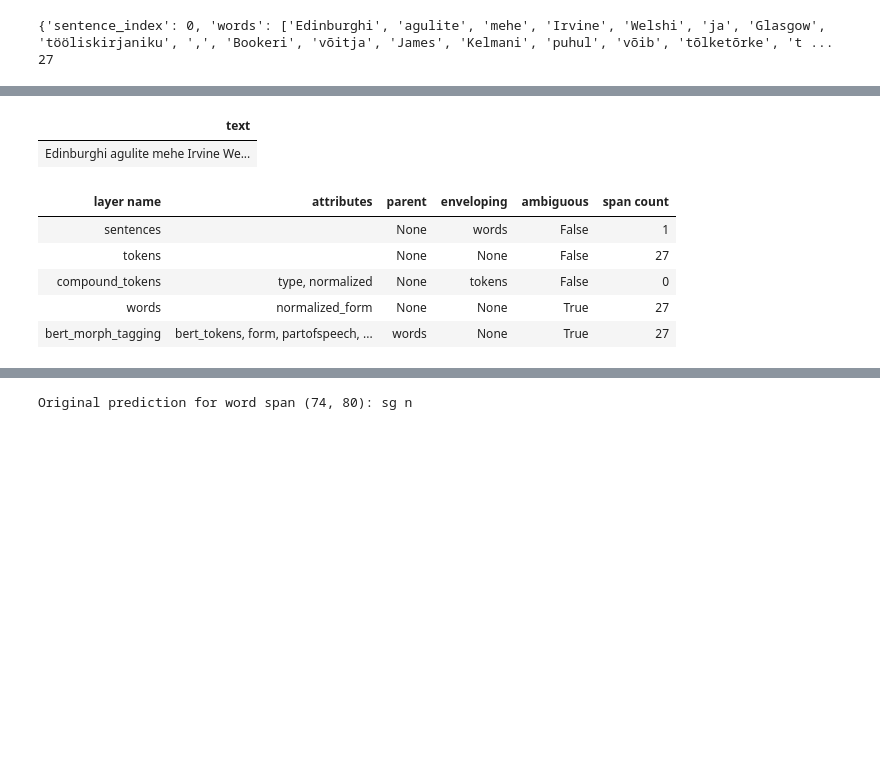
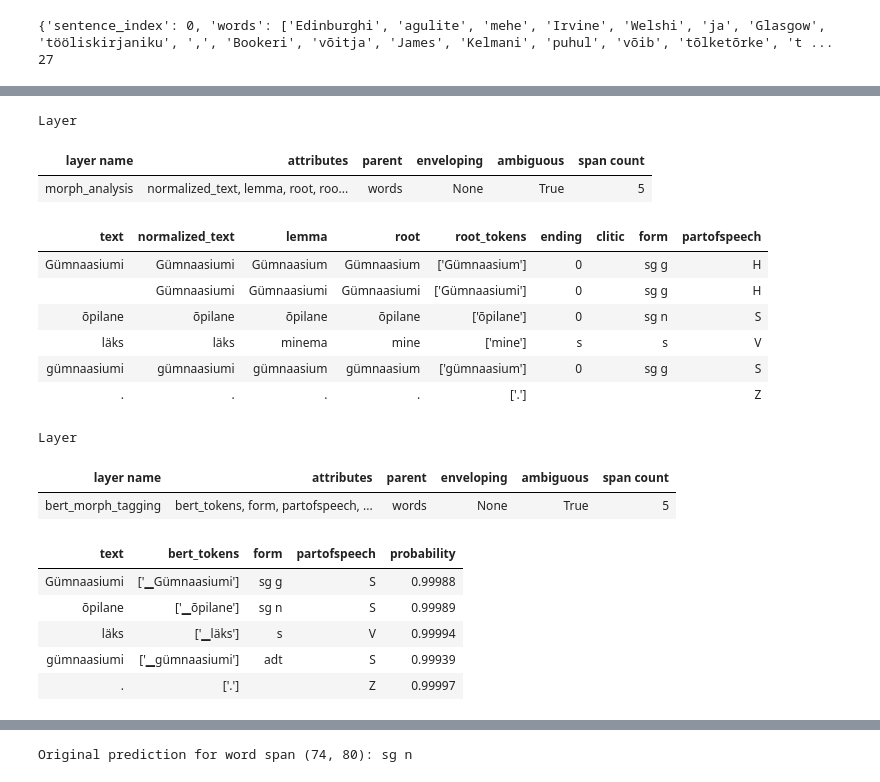
Before and after one commit to SanderSaska/EstNLTK_model_training, a Jupyter notebook: notebooks/testing.ipynb, the cells around one changed output, grey strips where cells are left out. Saved outputs shown, nothing was run; the diff lists cells and outputs as text; code cells hidden in the pictures; blank space fills up the shorter version.

```diff
--- a/notebooks/testing.ipynb
+++ b/notebooks/testing.ipynb
@@ -189,17 +225,32 @@ test_df_w_texts = pd.read_csv(HOMONYMS_DIRS["processed"] / "homonyms_overall.csv
 # %%
 sentences_texts = test_df_w_texts["sentence"].tolist()
 # %%
-sentence_0 = sentences_texts[0]
+# sentence_0 = sentences_texts[0]
+sentence_0 = "Gümnaasiumi õpilane läks gümnaasiumi."
 text = estnltk.Text(sentence_0)
 text.tag_layer("sentences")
+text.tag_layer("morph_analysis")
 # text.add_layer(bmt.make_layer(text))
 bmt.tag(text)
+display(text.morph_analysis)
+display(text.bert_morph_tagging)
 # %% [output]
+Layer
-| text |
-| Edinburghi agulite mehe Irvine We... |
+| layer name | attributes | parent | enveloping | ambiguous | span count |
+| morph_analysis | normalized_text, lemma, root, roo... | words | None | True | 5 |
-| layer name | attributes | parent | enveloping | ambiguous | span count |
-| sentences |  | None | words | False | 1 |
-| tokens |  | None | None | False | 27 |
-| compound_tokens | type, normalized | None | tokens | False | 0 |
-| words | normalized_form | None | None | True | 27 |
-| bert_morph_tagging | bert_tokens, form, partofspeech, ... | words | None | True | 27 |
+| text | normalized_text | lemma | root | root_tokens | ending | clitic | form | partofspeech |
+| Gümnaasiumi | Gümnaasiumi | Gümnaasium | Gümnaasium | ['Gümnaasium'] | 0 |  | sg g | H |
+|  | Gümnaasiumi | Gümnaasiumi | Gümnaasiumi | ['Gümnaasiumi'] | 0 |  | sg g | H |
+| õpilane | õpilane | õpilane | õpilane | ['õpilane'] | 0 |  | sg n | S |
+| läks | läks | minema | mine | ['mine'] | s |  | s | V |
+| gümnaasiumi | gümnaasiumi | gümnaasium | gümnaasium | ['gümnaasium'] | 0 |  | sg g | S |
+| . | . | . | . | ['.'] |  |  |  | Z |
+Layer
+| layer name | attributes | parent | enveloping | ambiguous | span count |
+| bert_morph_tagging | bert_tokens, form, partofspeech, ... | words | None | True | 5 |
+| text | bert_tokens | form | partofspeech | probability |
+| Gümnaasiumi | ['▁Gümnaasiumi'] | sg g | S | 0.99988 |
+| õpilane | ['▁õpilane'] | sg n | S | 0.99989 |
+| läks | ['▁läks'] | s | V | 0.99994 |
+| gümnaasiumi | ['▁gümnaasiumi'] | adt | S | 0.99939 |
+| . | ['.'] |  | Z | 0.99997 |
```
Also changed, not shown: parts of 16 cells of this notebook.
